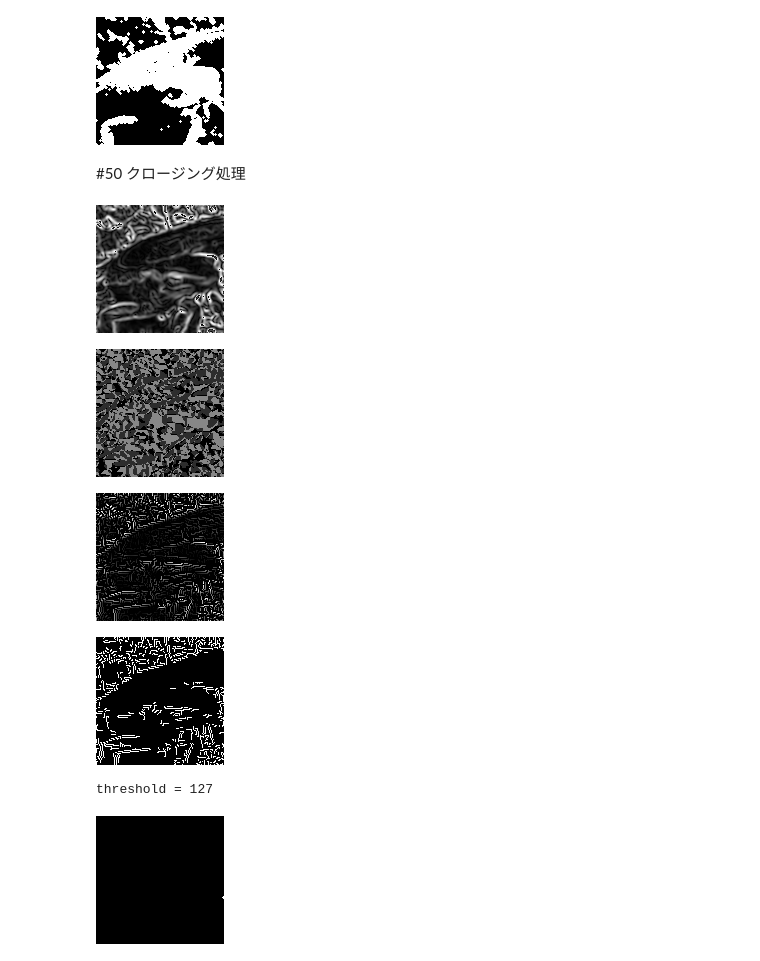
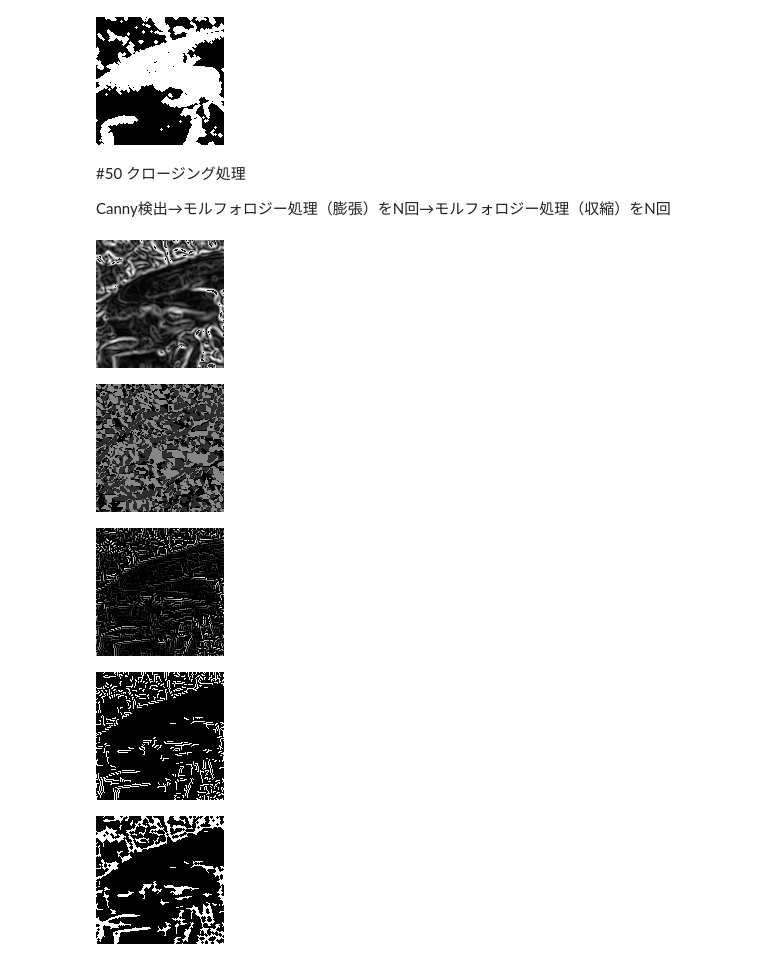
Before and after one commit to katoyu/image-processing-100training, a Jupyter notebook: 画像処理100本ノック41_50.ipynb, the cells around one changed output. Drawn from its saved outputs; the diff is of its cells as text; code cells hidden in the pictures.

```diff
--- a/画像処理100本ノック41_50.ipynb
+++ b/画像処理100本ノック41_50.ipynb
@@ -554,6 +556,8 @@ threshold = 127
 [figure]
 # %% [markdown]
 #50 クロージング処理
+
+Canny検出→モルフォロジー処理（膨張）をN回→モルフォロジー処理（収縮）をN回
 # %%
 import cv2
 import numpy as np
@@ -689,48 +693,40 @@ for y in range(1, H+2):
         else:
             _edge[y, x] = 0
 edge = _edge[1:H+1, 1:W+1]
 
 out = edge.astype(np.uint8)
 
 cv2_imshow(out)
 
-
-##二値化
-print("threshold = " +  str(max_t))
-th = max_t
-out[out < th] = 0
-out[out >= th] = 255
-
 #モルフォロジー処理
 dil_time = 1
 ero_time = 1
 MF = np.array(((0, 1, 0),
                        (1, 0, 1),
                        (0, 1, 0)), dtype=np.int)
+
+for i in range(ero_time):
+    #膨張
+    tmp = np.pad(out, (1, 1), 'edge')
+    for y in range(1, H+1):
+        for x in range(1, W+1):
+            if np.sum(MF * tmp[y-1:y+2, x-1:x+2]) >= 255:
+                out[y-1, x-1] = 255
 
 for i in range(dil_time):
     #収縮
     tmp = np.pad(out, (1, 1), 'edge')
     for y in range(1, H+1):
         for x in range(1, W+1):
             if np.sum(MF * tmp[y-1:y+2, x-1:x+2]) < 255*4:
                 out[y-1, x-1] = 0
 
-for i in range(ero_time):
-    #膨張
-    tmp = np.pad(out, (1, 1), 'edge')
-    for y in range(1, H+1):
-        for x in range(1, W+1):
-            if np.sum(MF * tmp[y-1:y+2, x-1:x+2]) >= 255:
-                out[y-1, x-1] = 255
+
 
 cv2_imshow(out)
-
-#最後違うみたい
 # %% [output]
 [figure]
 [figure]
 [figure]
 [figure]
-threshold = 127
-[figure, old version]
+[figure, new version]
```
Also changed, not shown: parts of 1 cell of this notebook.
